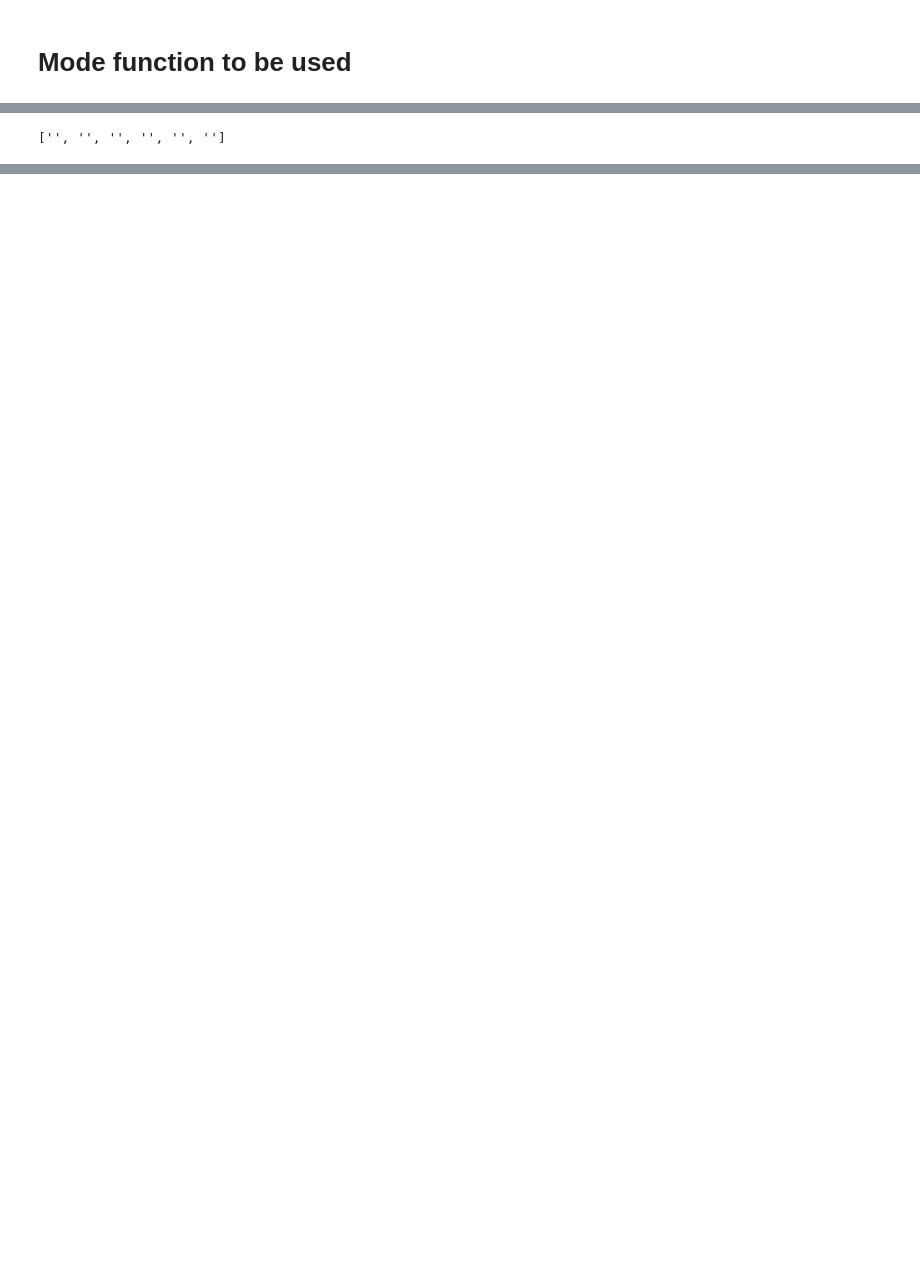
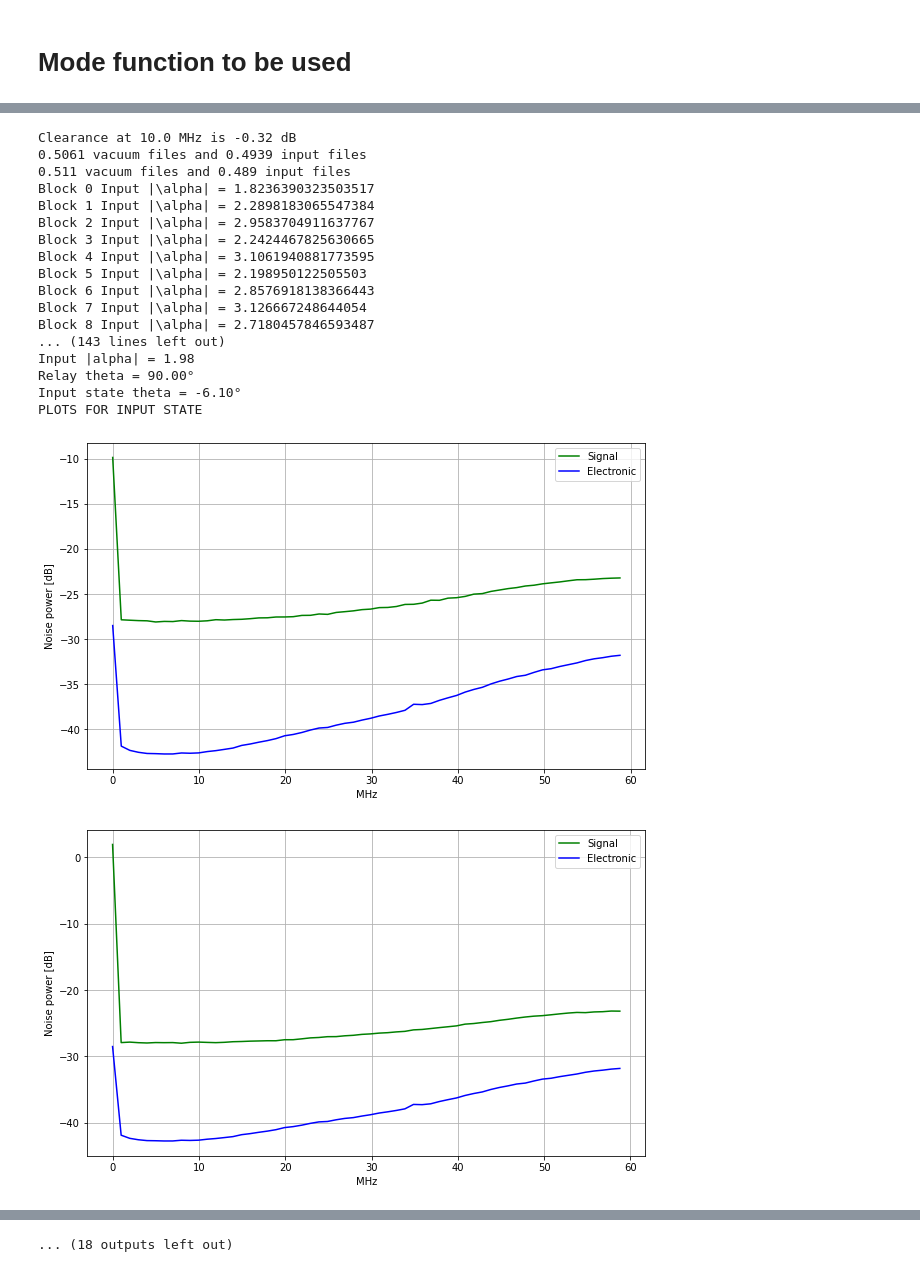
Before and after one commit to lucasnf95/scissor-teleportation, a Jupyter notebook: teleportation-analysis/inputstate-analysis.ipynb, the cells around one changed output, grey strips where cells are left out. Saved outputs shown, nothing was run; the diff lists cells and outputs as text; code cells hidden in the pictures; blank space fills up the shorter version.

Commit message:
Input state class now calculates clearance. Input state analysis shows trends for input state on different days and different voltages.

```diff
--- a/teleportation-analysis/inputstate-analysis.ipynb
+++ b/teleportation-analysis/inputstate-analysis.ipynb
@@ -11,6 +11,7 @@ import inputstate
 ## Calculated from data 20240213/size0-phase0/
 ## Just copied here for efficiency
 
+dimension = 15
 mf = np.array([3.96696601e-04, 6.09190218e-04, 9.35507694e-04, 1.43661966e-03,
        2.20615615e-03, 3.38790084e-03, 5.20265625e-03, 7.98949950e-03,
        1.22691370e-02, 1.88411955e-02, 2.89336282e-02, 4.44321508e-02,
@@ -75,25 +76,39 @@ mf = np.array([3.96696601e-04, 6.09190218e-04, 9.35507694e-04, 1.43661966e-03,
        3.13544934e-26, 2.04176308e-26, 1.32956907e-26, 8.65797766e-27,
        5.63796036e-27, 3.67136510e-27, 2.39074432e-27, 1.55682103e-27])
 # %%
-input_folder = r"C:\\Users\\qpitlab\\Desktop\\Scissor QKD data\\teleportation\\input state\\"
+input_folder = r"C:\\Users\\lunfa\\Documents\\PhD\\Python\\teleportation\\files\\input state\\"
 
 dates = []
 for file in os.listdir(input_folder):
     dates.append(file + '\\')
 
 voltages = [None for date in dates]
-for n, date in enumerate(dates):
+extra = [None for date in dates]
+folders = [None for date in dates]
+input_files = [None for date in dates]
+for d, date in enumerate(dates):
     files = os.listdir(os.path.join(input_folder + date))
-    voltages[n] = [file + '\\' for file in files if '.txt' not in file]
+    voltages[d] = [file + '\\' for file in files if '.txt' not in file]
 
-extra = [['' for voltage in voltages] for date in dates]
-for n in range(len(voltages)):
-    for v, voltage in enumerate(voltages[n]):
-        files = os.listdir(os.path.join(input_folder + dates[n] + voltage))
-        extra[n][v] = [file + '\\' for file in files if '.trc' not in file]
+for d in range(len(dates)):
+    extra[d] = ['' for voltage in voltages[d]]
+    folders[d] = ['' for voltage in voltages[d]]
+    input_files[d] = [None for voltage in voltages[d]]
+for d in range(len(dates)):
+    for v, voltage in enumerate(voltages[d]):
+        files = os.listdir(os.path.join(input_folder + dates[d] + voltage))
+        extra[d][v] = [file + '\\' for file in files if '.trc' not in file]
+        if extra[d][v] == []:
+            extra[d][v] = ''
 
-folders = [[['' for e in extra] for voltage in voltages] for date in dates]
 for d in range(len(dates)):
     for v in range(len(voltages[d])):
+        folders[d][v] = ['' for e in extra[d][v]]
+        input_files[d][v] = [None for e in extra[d][v]]
+for d in range(len(dates)):
+    for v in range(len(voltages[d])):
+        if len(extra[d][v]) == 0:
+            folders[d][v].append(os.path.join(input_folder + dates[d] + voltages[d][v] + extra[d][v]))
+            input_files[d][v].append(None)
         for e in range(len(extra[d][v])):
             folders[d][v][e] = os.path.join(input_folder + dates[d] + voltages[d][v] + extra[d][v][e])
@@ -120,4 +115,6 @@ folders
-# %%
-folders[0][2]
-# %% [output]
-['', '', '', '', '', '']
+# %%
+for d in range(len(folders)):
+    for v in range(len(folders[d])):
+        for e in range(len(folders[d][v])):
+            input_files[d][v][e] = inputstate.inputstate(folders[d][v][e], dimension, mf, input_plot = False)
+# %% [output]
@@ -123,0 +138,19 @@ folders[0][2]
+Clearance at 10.0 MHz is -0.32 dB
+0.5061 vacuum files and 0.4939 input files
+0.511 vacuum files and 0.489 input files
+Block 0 Input |\alpha| = 1.8236390323503517
+Block 1 Input |\alpha| = 2.2898183065547384
+Block 2 Input |\alpha| = 2.9583704911637767
+Block 3 Input |\alpha| = 2.2424467825630665
+Block 4 Input |\alpha| = 3.1061940881773595
+Block 5 Input |\alpha| = 2.198950122505503
+Block 6 Input |\alpha| = 2.8576918138366443
+Block 7 Input |\alpha| = 3.126667248644054
+Block 8 Input |\alpha| = 2.7180457846593487
+... (143 lines left out)
+Input |alpha| = 1.98
+Relay theta = 90.00°
+Input state theta = -6.10°
+PLOTS FOR INPUT STATE
+[figure, added]
+[figure, added]
@@ -123,0 +165 @@ folders[0][2]
+... (18 outputs left out)
```
Also changed, not shown: parts of 8 cells of this notebook, 2 other files.
